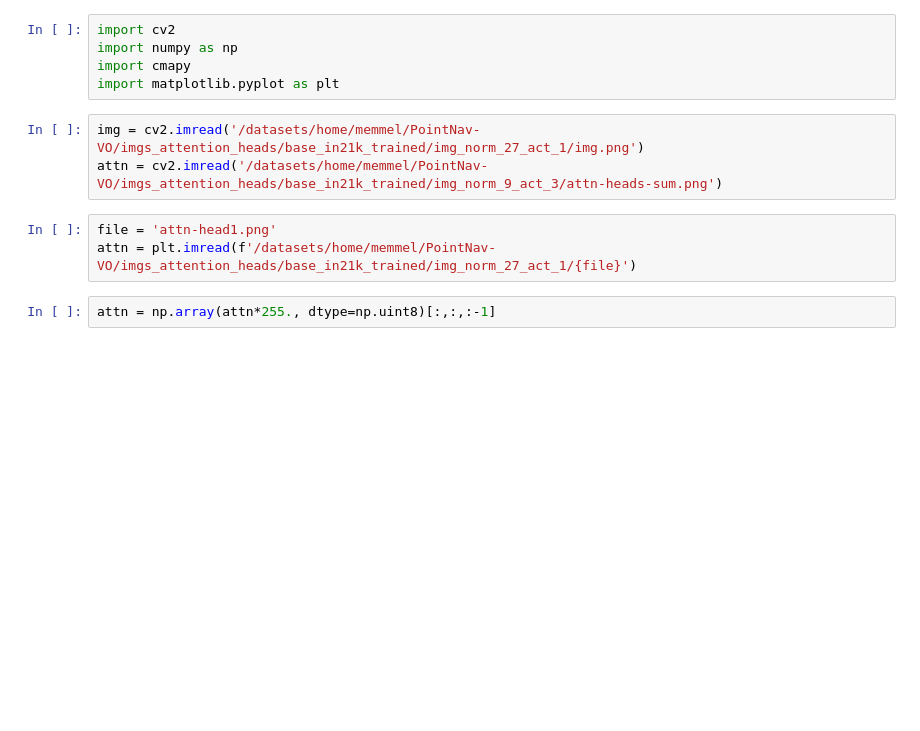
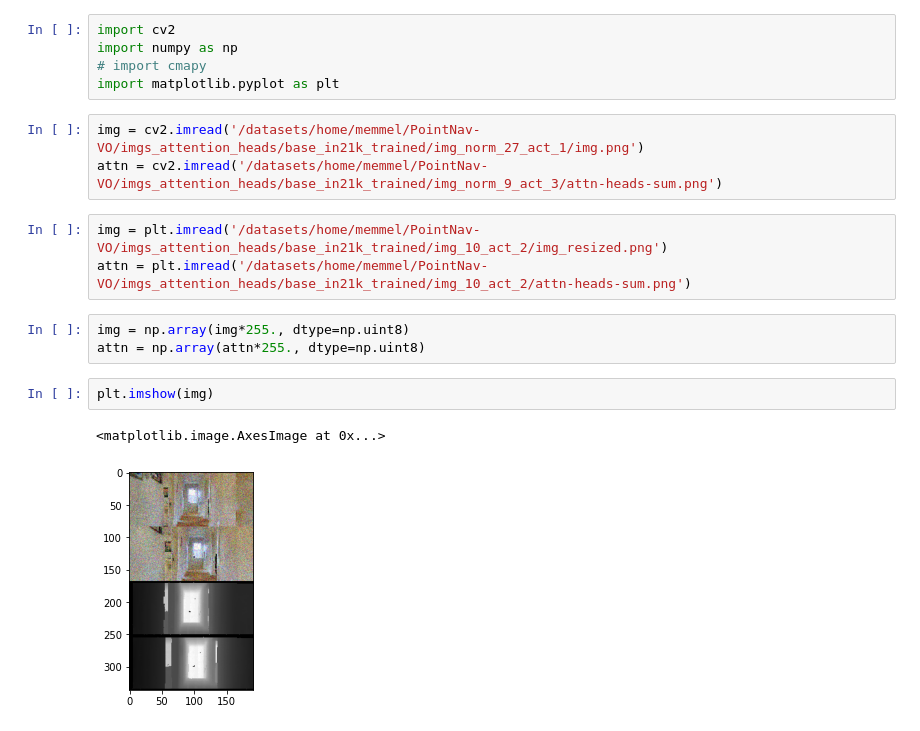
Before and after one commit to memmelma/VO-Transformer, a Jupyter notebook: visualize_attention_overlay.ipynb, the cells around one changed output. Cells and saved outputs as stored; diff of their text form; blank space fills up the shorter version.

```diff
--- a/visualize_attention_overlay.ipynb
+++ b/visualize_attention_overlay.ipynb
@@ -1,16 +1,22 @@
 # %%
 import cv2
 import numpy as np
-import cmapy
+# import cmapy
 import matplotlib.pyplot as plt
 # %%
 img = cv2.imread('/datasets/home/memmel/PointNav-VO/imgs_attention_heads/base_in21k_trained/img_norm_27_act_1/img.png')
 attn = cv2.imread('/datasets/home/memmel/PointNav-VO/imgs_attention_heads/base_in21k_trained/img_norm_9_act_3/attn-heads-sum.png')
 # %%
-file = 'attn-head1.png'
-attn = plt.imread(f'/datasets/home/memmel/PointNav-VO/imgs_attention_heads/base_in21k_trained/img_norm_27_act_1/{file}')
+img = plt.imread('/datasets/home/memmel/PointNav-VO/imgs_attention_heads/base_in21k_trained/img_10_act_2/img_resized.png')
+attn = plt.imread('/datasets/home/memmel/PointNav-VO/imgs_attention_heads/base_in21k_trained/img_10_act_2/attn-heads-sum.png')
 # %%
-attn = np.array(attn*255., dtype=np.uint8)[:,:,:-1]
+img = np.array(img*255., dtype=np.uint8)
+attn = np.array(attn*255., dtype=np.uint8)
+# %%
+plt.imshow(img)
+# %% [output]
+<matplotlib.image.AxesImage at 0x...>
+[figure, added]
 # %%
 plt.imshow(attn)
 # %% [output]
```
Also changed, not shown: parts of 4 cells of this notebook, 1 other file.
